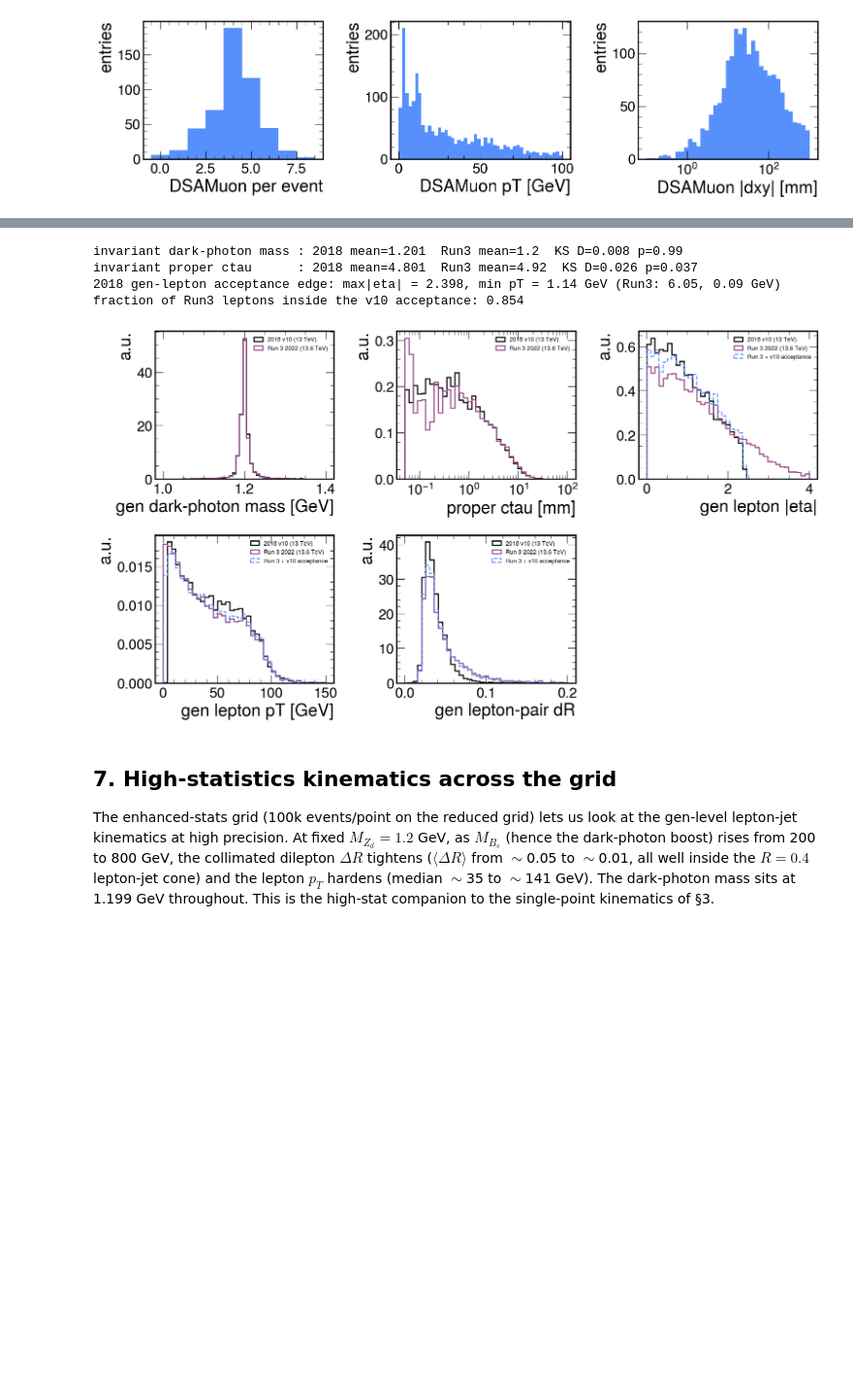
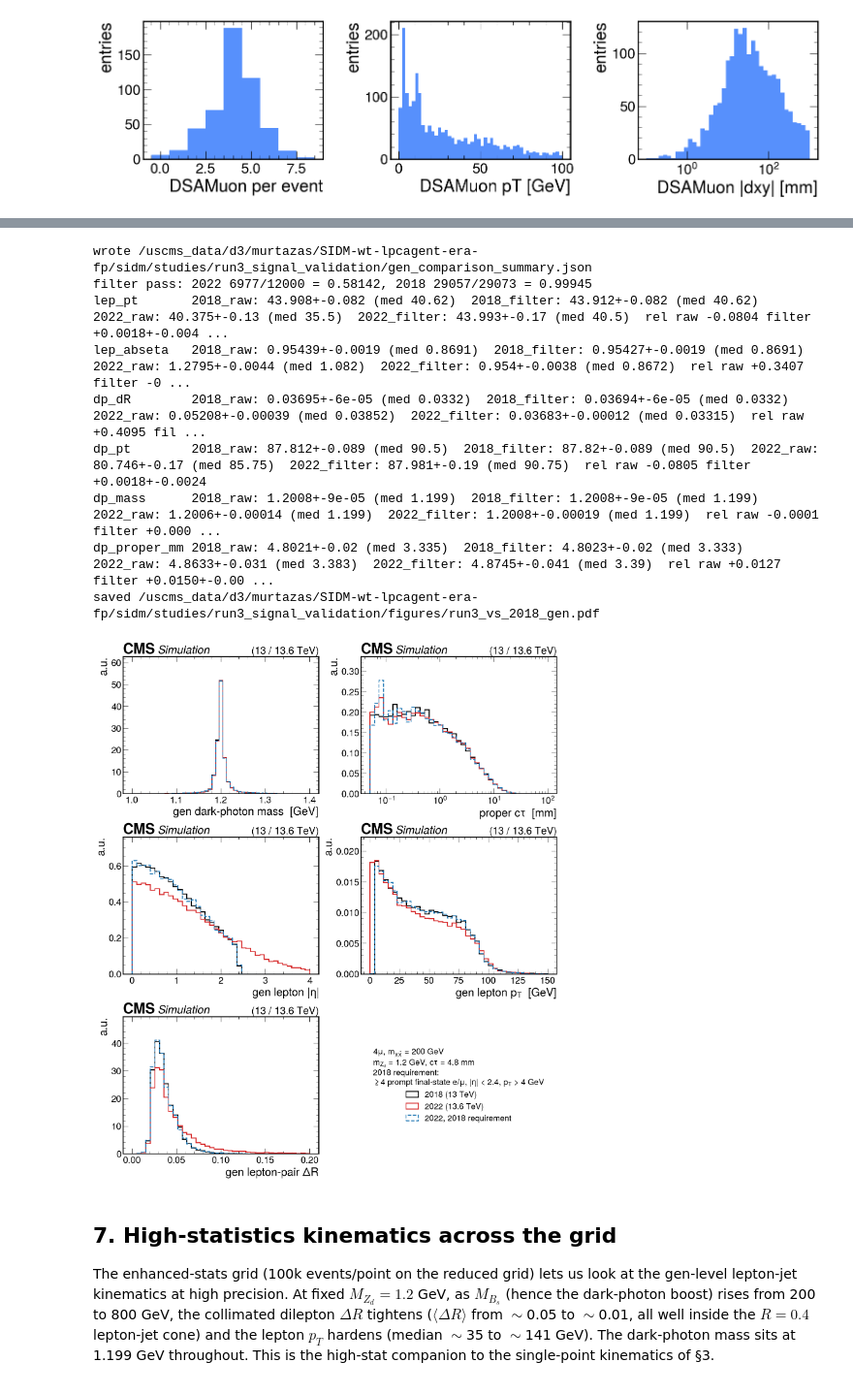
Before and after one commit to murtaza-safdari/SIDM, a Jupyter notebook: sidm/studies/run3_signal_validation/run3_signal_validation.ipynb, the cells around one changed output, grey strips where cells are left out. Shown at 97% size. Saved outputs shown, nothing was run; the diff lists cells and outputs as text; code cells hidden in the pictures; blank space fills up the shorter version.

```diff
--- a/sidm/studies/run3_signal_validation/run3_signal_validation.ipynb
+++ b/sidm/studies/run3_signal_validation/run3_signal_validation.ipynb
@@ -168,39 +166,20 @@ and any 2018↔Run 3 shape comparison should first apply |η| < 2.4, pT > 1 GeV
 # %%
-from scipy.stats import ks_2samp
-pt_name = "4Mu_200GeV_1p2GeV_4p8mm"
-r18  = V.analyze(pt_name, "llpNanoAOD_v2", "signal_4mu_v10.yaml", nfiles=2)
-r22  = V.analyze(pt_name, "2022", "signal_4mu_run3.yaml", nfiles=4)
-r22c = V.analyze(pt_name, "2022", "signal_4mu_run3.yaml", nfiles=4, lep_abseta_max=2.4, lep_pt_min=1.0)
-
-for k, lab in [("dpmass", "dark-photon mass"), ("proper_mm", "proper ctau")]:
-    ks = ks_2samp(r18[k], r22[k])
-    print(f"invariant {lab:17s}: 2018 mean={np.mean(r18[k]):.4g}  Run3 mean={np.mean(r22[k]):.4g}  KS D={ks.statistic:.3f} p={ks.pvalue:.2g}")
-print(f"2018 gen-lepton acceptance edge: max|eta| = {r18['lep_abseta'].max():.3f}, min pT = {r18['lep_pt'].min():.2f} GeV "
-      f"(Run3: {r22['lep_abseta'].max():.2f}, {r22['lep_pt'].min():.2f} GeV)")
-print(f"fraction of Run3 leptons inside the v10 acceptance: {len(r22c['lep_pt'])/len(r22['lep_pt']):.3f}")
-
-fig, axs = plt.subplots(2, 3, figsize=(16, 9)); axs = axs.ravel()
-def three(ax, key, bins, xlab, logx=False, cut=True):
-    ax.hist(r18[key], bins=bins, density=True, histtype="step", lw=1.8, color="k", label="2018 v10 (13 TeV)")
-    ax.hist(r22[key], bins=bins, density=True, histtype="step", lw=1.8, color="C3", label="Run 3 2022 (13.6 TeV)")
-    if cut:
-        ax.hist(r22c[key], bins=bins, density=True, histtype="step", lw=1.6, color="C0", ls="--",
-                label="Run 3 + v10 acceptance")
-    if logx: ax.set_xscale("log")
-    ax.set_xlabel(xlab); ax.set_ylabel("a.u."); ax.legend(fontsize=9)
-three(axs[0], "dpmass", np.linspace(1.0, 1.4, 50), "gen dark-photon mass [GeV]", cut=False)
-three(axs[1], "proper_mm", np.logspace(np.log10(0.05), np.log10(100), 40), "proper ctau [mm]", logx=True, cut=False)
-three(axs[2], "lep_abseta", np.linspace(0, 4, 40), "gen lepton |eta|")
-three(axs[3], "lep_pt", np.linspace(0, 150, 40), "gen lepton pT [GeV]")
-three(axs[4], "dR", np.linspace(0, 0.2, 40), "gen lepton-pair dR")
-axs[5].axis("off")
-plt.tight_layout(); plt.show()
+import notebook_figures as N                # cached GenPart arrays: 24 chunks of 2022, 10 v10 files
+%matplotlib inline
+D = dict(np.load(N.NPZ, allow_pickle=True))
+summ = N.summary(D)                         # prints and writes gen_comparison_summary.json
+N.fig_vs_2018(D);
 # %% [output]
-invariant dark-photon mass : 2018 mean=1.201  Run3 mean=1.2  KS D=0.008 p=0.99
-invariant proper ctau      : 2018 mean=4.801  Run3 mean=4.92  KS D=0.026 p=0.037
-2018 gen-lepton acceptance edge: max|eta| = 2.398, min pT = 1.14 GeV (Run3: 6.05, 0.09 GeV)
-fraction of Run3 leptons inside the v10 acceptance: 0.854
+wrote /uscms_data/d3/murtazas/SIDM-wt-lpcagent-era-fp/sidm/studies/run3_signal_validation/gen_comparison_summary.json
+filter pass: 2022 6977/12000 = 0.58142, 2018 29057/29073 = 0.99945
+lep_pt       2018_raw: 43.908+-0.082 (med 40.62)  2018_filter: 43.912+-0.082 (med 40.62)  2022_raw: 40.375+-0.13 (med 35.5)  2022_filter: 43.993+-0.17 (med 40.5)  rel raw -0.0804 filter +0.0018+-0.004 ...
+lep_abseta   2018_raw: 0.95439+-0.0019 (med 0.8691)  2018_filter: 0.95427+-0.0019 (med 0.8691)  2022_raw: 1.2795+-0.0044 (med 1.082)  2022_filter: 0.954+-0.0038 (med 0.8672)  rel raw +0.3407 filter -0 ...
+dp_dR        2018_raw: 0.03695+-6e-05 (med 0.0332)  2018_filter: 0.03694+-6e-05 (med 0.0332)  2022_raw: 0.05208+-0.00039 (med 0.03852)  2022_filter: 0.03683+-0.00012 (med 0.03315)  rel raw +0.4095 fil ...
+dp_pt        2018_raw: 87.812+-0.089 (med 90.5)  2018_filter: 87.82+-0.089 (med 90.5)  2022_raw: 80.746+-0.17 (med 85.75)  2022_filter: 87.981+-0.19 (med 90.75)  rel raw -0.0805 filter +0.0018+-0.0024
+dp_mass      2018_raw: 1.2008+-9e-05 (med 1.199)  2018_filter: 1.2008+-9e-05 (med 1.199)  2022_raw: 1.2006+-0.00014 (med 1.199)  2022_filter: 1.2008+-0.00019 (med 1.199)  rel raw -0.0001 filter +0.000 ...
+dp_proper_mm 2018_raw: 4.8021+-0.02 (med 3.335)  2018_filter: 4.8023+-0.02 (med 3.333)  2022_raw: 4.8633+-0.031 (med 3.383)  2022_filter: 4.8745+-0.041 (med 3.39)  rel raw +0.0127 filter +0.0150+-0.00 ...
+saved /uscms_data/d3/murtazas/SIDM-wt-lpcagent-era-fp/sidm/studies/run3_signal_validation/figures/run3_vs_2018_gen.pdf
-[figure, old version]
+[figure, new version]
 # %% [markdown]
 ## 7. High-statistics kinematics across the grid
 
```
Also changed, not shown: parts of 11 cells of this notebook, 12 other files.
